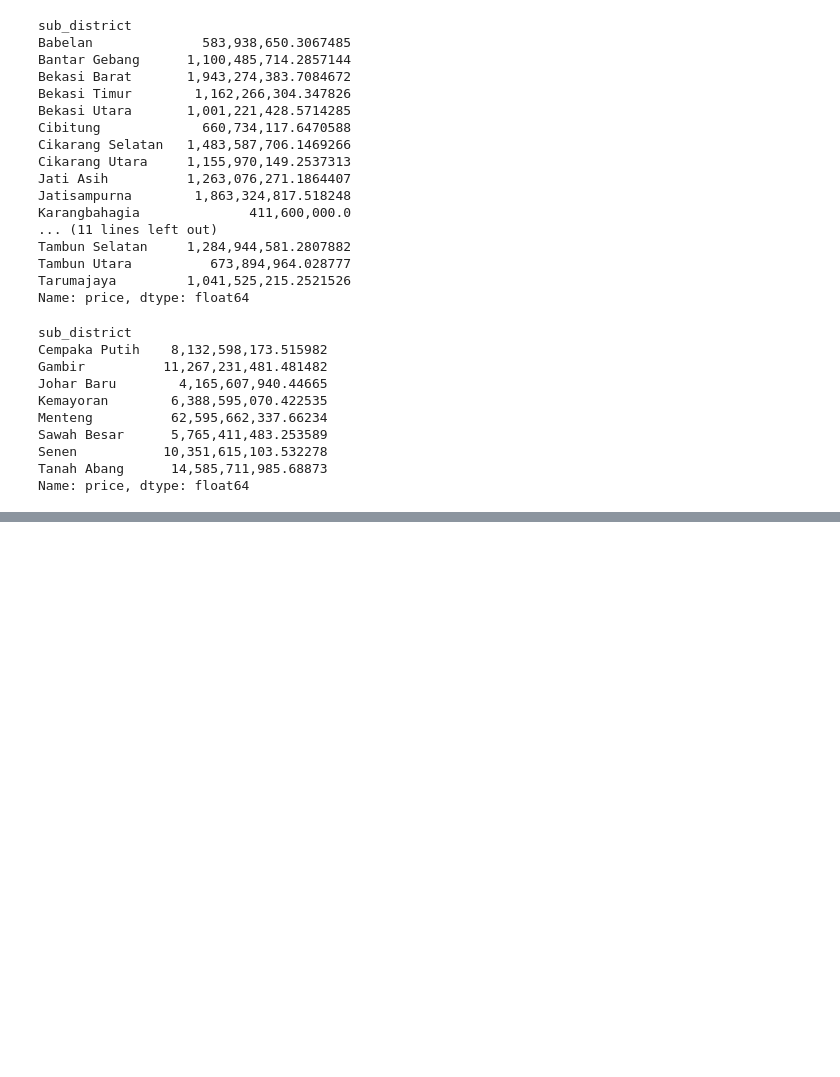
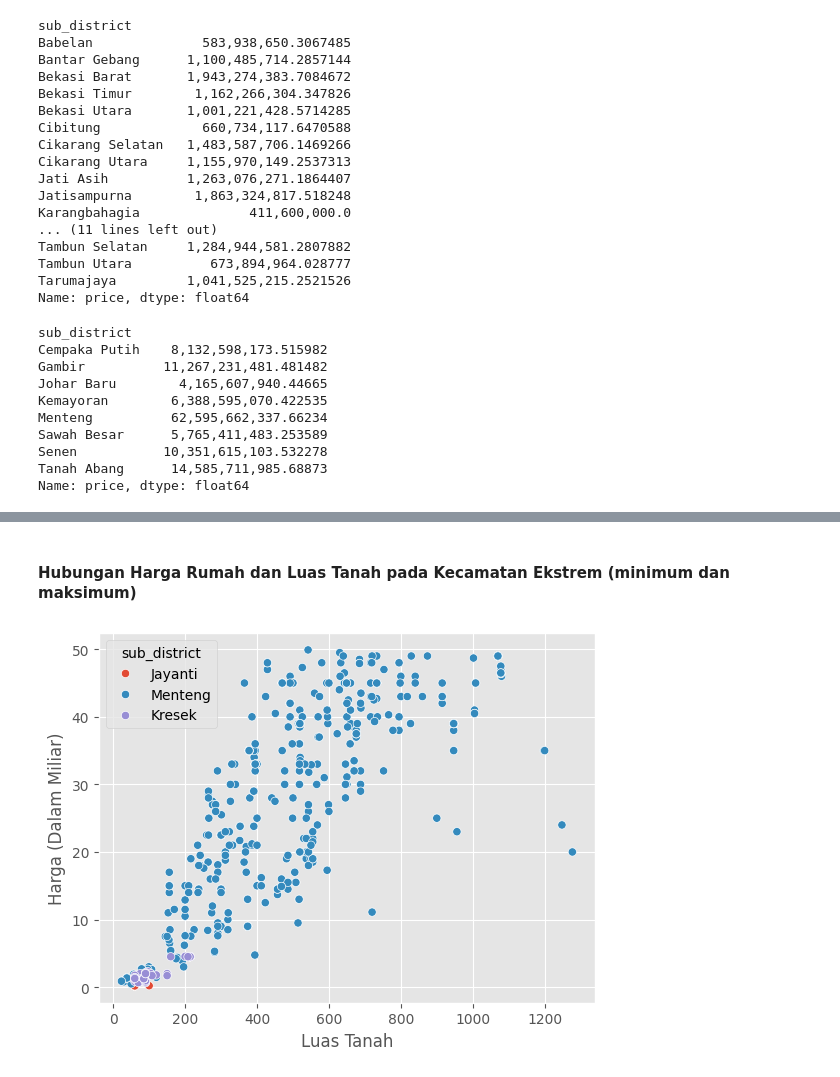
Before and after one commit to geraldabrhm/house-price-scrap-jabodetabek, a Jupyter notebook: analysis/notebook.ipynb, the cells around one changed output, grey strips where cells are left out. Drawn from its saved outputs; the diff is of its cells as text; code cells hidden in the pictures; blank space fills up the shorter version.

```diff
--- a/analysis/notebook.ipynb
+++ b/analysis/notebook.ipynb
@@ -528,0 +531,41 @@ plt.show()
+# %% [markdown]
+#### Hubungan Harga Rumah dan Luas Tanah pada Kecamatan Ekstrem (minimum dan maksimum)
+# %%
+count_kecamatan = len(ordered_list_price)
+idx_median = count_kecamatan // 2
+
+kecamatan_with_lowest = df[df['sub_district'] == ordered_list_price[-1]]
+kecamatan_with_highest = df[df['sub_district'] == ordered_list_price[0]]
+kecamatan_with_median = df[df['sub_district'] == ordered_list_price[idx_median]]
+
+scatter_data = pd.concat([kecamatan_with_lowest, kecamatan_with_highest, kecamatan_with_median])
+
+scatter_data = scatter_data[scatter_data['price'] < 50_000_000_000]
+# %%
+# from svgpath2mpl import parse_path
+# from svgpathtools import svg2paths
+
+# dollar_path, attributes = svg2paths('../assets/dollar_sign.svg')
+
+# dollar_marker = parse_path(attributes[0]['d'])
+# dollar_marker.vertices -= dollar_marker.vertices.mean(axis=0)
+# dollar_marker = dollar_marker.transformed(matplotlib.transforms.Affine2D().rotate_deg(180))
+# dollar_marker = dollar_marker.transformed(matplotlib.transforms.Affine2D().scale(-1, 1))
+
+sns.scatterplot(
+    data = scatter_data,
+    x="lt",
+    y="price",
+    hue="sub_district",
+)
+
+plt.xlabel('Luas Tanah')
+plt.ylabel('Harga (Dalam Miliar)')
+
+# formatting y_axis value
+plt.ticklabel_format(style='plain')
+plt.gca().get_yaxis().set_major_formatter(
+    matplotlib.ticker.FuncFormatter(lambda x, p: format(int(x / 1_000_000_000), ','))
+)
+# %% [output]
+[figure, added]
```
Also changed, not shown: parts of 8 cells of this notebook.
